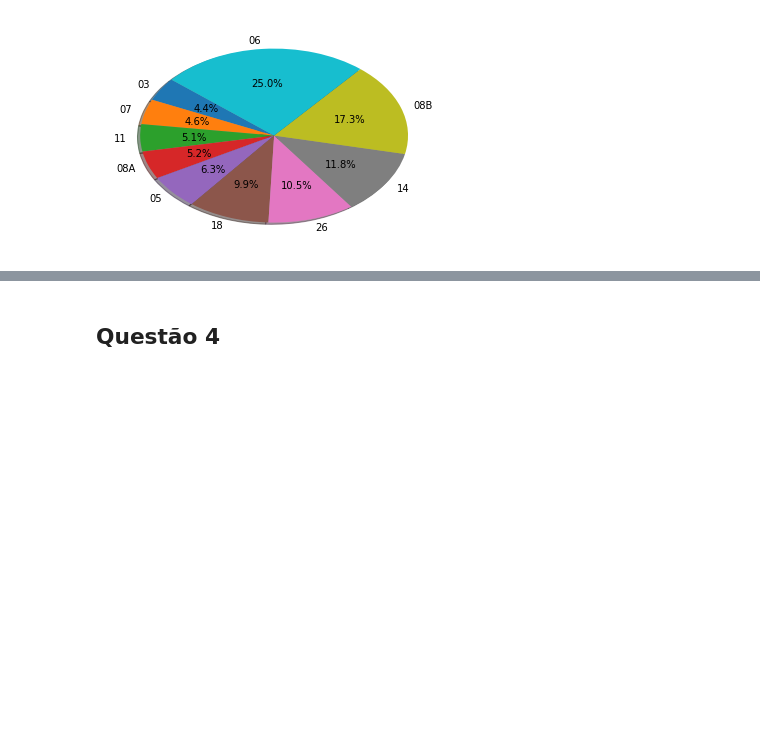
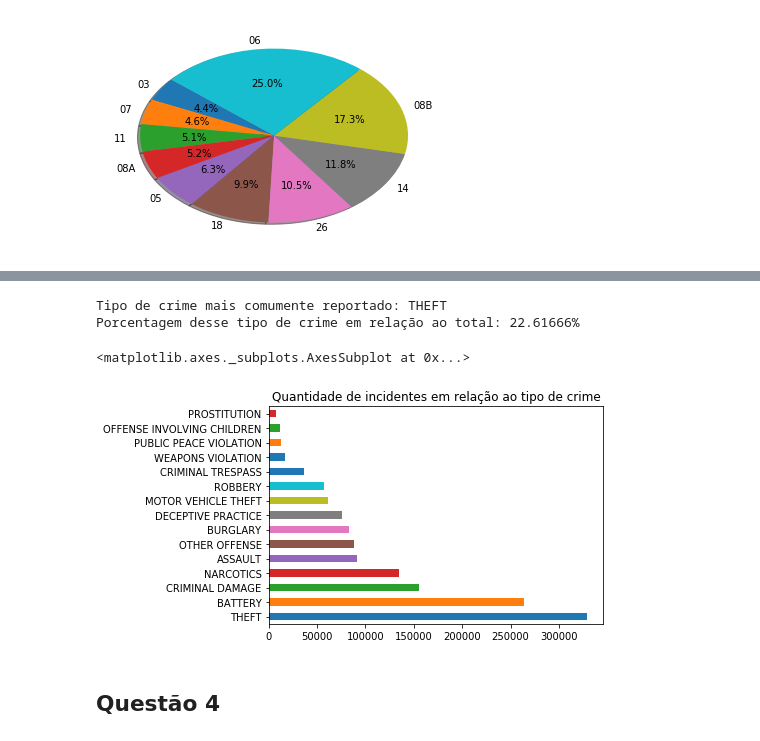
Before and after one commit to yurickyh/MAC0459, a Jupyter notebook: Chicago_Crime_Team_EP/DataScienceEP2.ipynb, the cells around one changed output, grey strips where cells are left out. Cells and saved outputs as stored; diff of their text form; code cells hidden in the pictures; blank space fills up the shorter version.

```diff
--- a/Chicago_Crime_Team_EP/DataScienceEP2.ipynb
+++ b/Chicago_Crime_Team_EP/DataScienceEP2.ipynb
@@ -279,3 +334,17 @@ plt.pie(fbi_code, labels=fbi_code.index, autopct='%1.1f%%', shadow=True, startan
+# %%
+total = crimes['ID'].count()
+most_common = crimes['Primary Type'].value_counts().idxmax()
+print('Tipo de crime mais comumente reportado: ' + most_common)
+most_common_v = crimes['Primary Type'].value_counts().max()
+print ('Porcentagem desse tipo de crime em relação ao total: {:.5%}'.format(most_common_v/total))
+# %% [output]
+Tipo de crime mais comumente reportado: THEFT
+Porcentagem desse tipo de crime em relação ao total: 22.61666%
+# %%
+crimes['Primary Type'].value_counts()[:15].plot(kind='barh', title='Quantidade de incidentes em relação ao tipo de crime')
+# %% [output]
+<matplotlib.axes._subplots.AxesSubplot at 0x...>
+[figure, added]
 # %% [markdown]
 ## Questão 4
 # %% [markdown]
```
Also changed, not shown: parts of 20 cells of this notebook.
